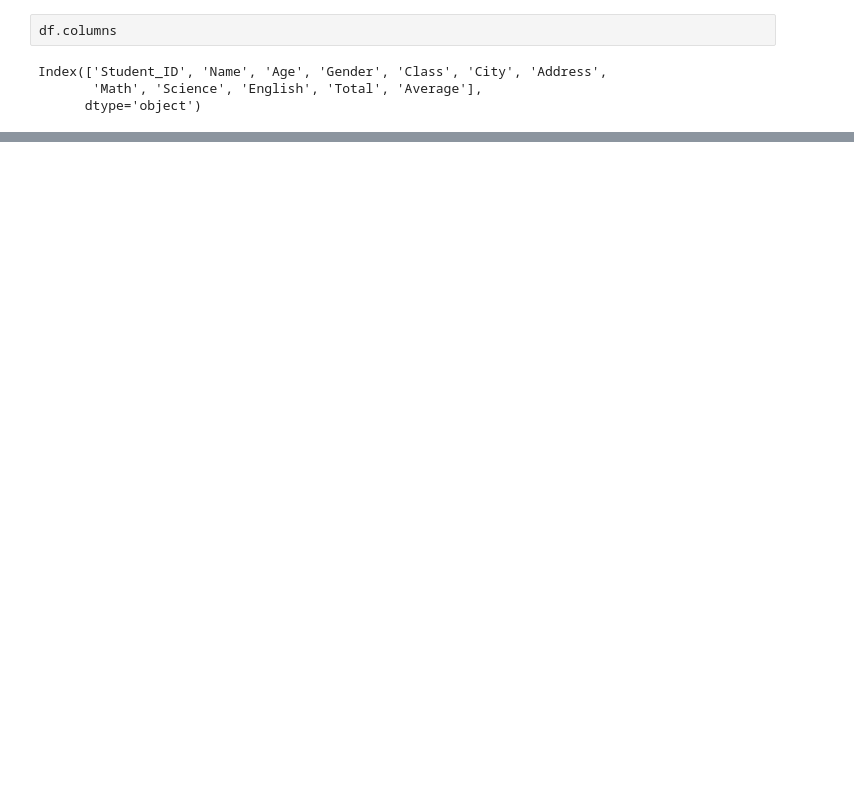
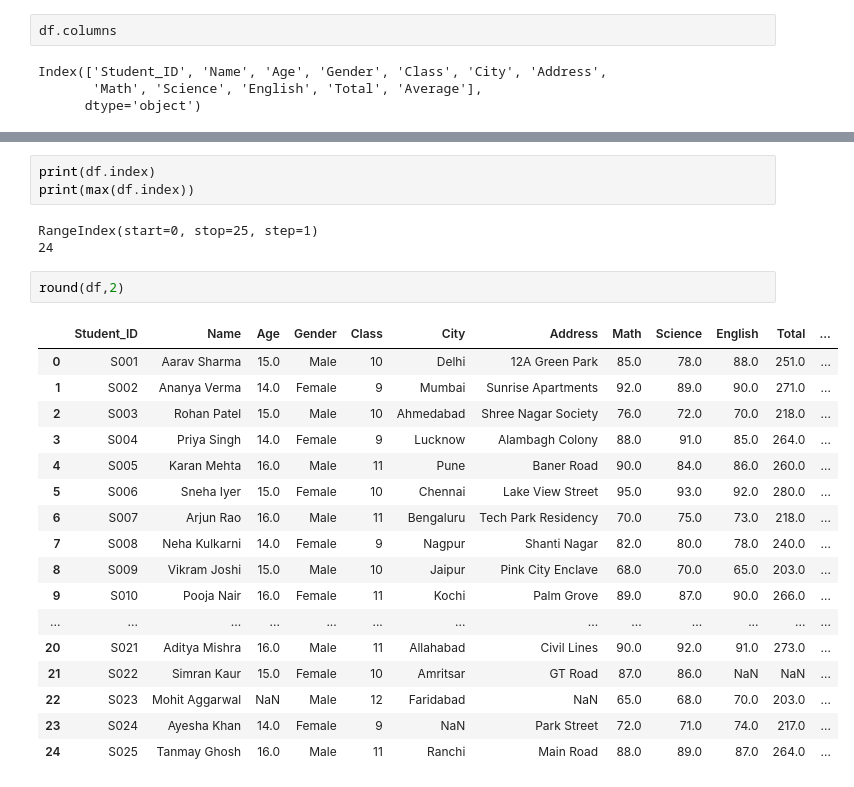
Before and after one commit to NehaSrinivas98/MachineLearningCourse, a Jupyter notebook: pandasNumpy.ipynb, the cells around one changed output, grey strips where cells are left out. Saved outputs shown, nothing was run; the diff lists cells and outputs as text; blank space fills up the shorter version.

```diff
--- a/pandasNumpy.ipynb
+++ b/pandasNumpy.ipynb
@@ -270,0 +362,26 @@ df.info
+# %%
+print(df.index)
+print(max(df.index))
+# %% [output]
+RangeIndex(start=0, stop=25, step=1)
+24
+# %%
+round(df,2)
+# %% [output]
+|  | Student_ID | Name | Age | Gender | Class | City | Address | Math | Science | English | Total | ... |
+| 0 | S001 | Aarav Sharma | 15.0 | Male | 10 | Delhi | 12A Green Park | 85.0 | 78.0 | 88.0 | 251.0 | ... |
+| 1 | S002 | Ananya Verma | 14.0 | Female | 9 | Mumbai | Sunrise Apartments | 92.0 | 89.0 | 90.0 | 271.0 | ... |
+| 2 | S003 | Rohan Patel | 15.0 | Male | 10 | Ahmedabad | Shree Nagar Society | 76.0 | 72.0 | 70.0 | 218.0 | ... |
+| 3 | S004 | Priya Singh | 14.0 | Female | 9 | Lucknow | Alambagh Colony | 88.0 | 91.0 | 85.0 | 264.0 | ... |
+| 4 | S005 | Karan Mehta | 16.0 | Male | 11 | Pune | Baner Road | 90.0 | 84.0 | 86.0 | 260.0 | ... |
+| 5 | S006 | Sneha Iyer | 15.0 | Female | 10 | Chennai | Lake View Street | 95.0 | 93.0 | 92.0 | 280.0 | ... |
+| 6 | S007 | Arjun Rao | 16.0 | Male | 11 | Bengaluru | Tech Park Residency | 70.0 | 75.0 | 73.0 | 218.0 | ... |
+| 7 | S008 | Neha Kulkarni | 14.0 | Female | 9 | Nagpur | Shanti Nagar | 82.0 | 80.0 | 78.0 | 240.0 | ... |
+| 8 | S009 | Vikram Joshi | 15.0 | Male | 10 | Jaipur | Pink City Enclave | 68.0 | 70.0 | 65.0 | 203.0 | ... |
+| 9 | S010 | Pooja Nair | 16.0 | Female | 11 | Kochi | Palm Grove | 89.0 | 87.0 | 90.0 | 266.0 | ... |
+| ... | ... | ... | ... | ... | ... | ... | ... | ... | ... | ... | ... | ... |
+| 20 | S021 | Aditya Mishra | 16.0 | Male | 11 | Allahabad | Civil Lines | 90.0 | 92.0 | 91.0 | 273.0 | ... |
+| 21 | S022 | Simran Kaur | 15.0 | Female | 10 | Amritsar | GT Road | 87.0 | 86.0 | NaN | NaN | ... |
+| 22 | S023 | Mohit Aggarwal | NaN | Male | 12 | Faridabad | NaN | 65.0 | 68.0 | 70.0 | 203.0 | ... |
+| 23 | S024 | Ayesha Khan | 14.0 | Female | 9 | NaN | Park Street | 72.0 | 71.0 | 74.0 | 217.0 | ... |
+| 24 | S025 | Tanmay Ghosh | 16.0 | Male | 11 | Ranchi | Main Road | 88.0 | 89.0 | 87.0 | 264.0 | ... |
```
Also changed, not shown: parts of 35 cells of this notebook.
